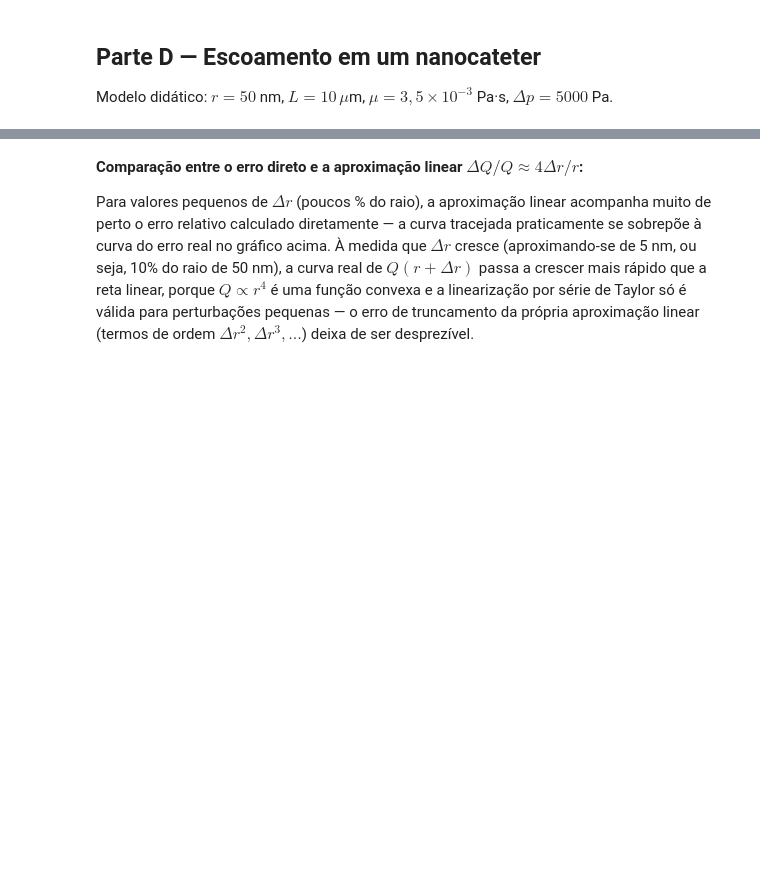
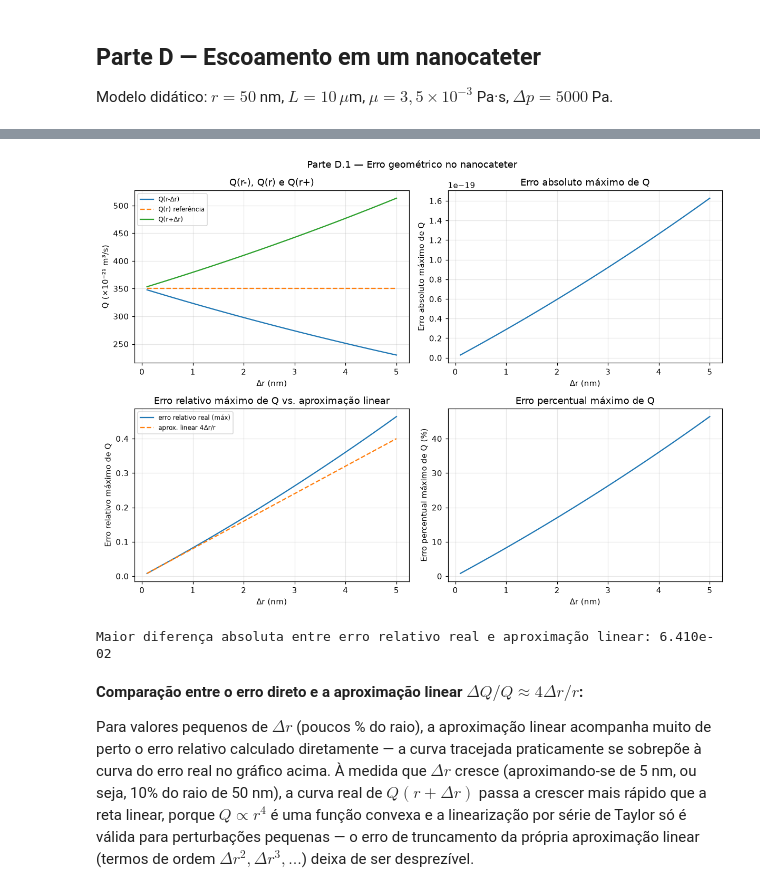
Before and after one commit to lorenzogira/numerical-modeling, a Jupyter notebook: calculo_numerico_atividade_I.ipynb, the cells around one changed output, grey strips where cells are left out. Cells and saved outputs as stored; diff of their text form; code cells hidden in the pictures; blank space fills up the shorter version.

```diff
--- a/calculo_numerico_atividade_I.ipynb
+++ b/calculo_numerico_atividade_I.ipynb
@@ -368,32 +508,45 @@ aprox_linear = 4*dr_m/r_D
 # %%
-fig, axes = plt.subplots(2, 2, figsize=(11,8))
+fig, axes = plt.subplots(2, 2, figsize=(11, 8))
 
-axes[0,0].plot(dr_nm, Q_menos*1e21, label='Q(r-Δr)')
-axes[0,0].plot(dr_nm, np.full_like(dr_nm, Q_ref_D*1e21), '--', label='Q(r) referência')
-axes[0,0].plot(dr_nm, Q_mais*1e21, label='Q(r+Δr)')
-axes[0,0].set_xlabel('Δr (nm)'); axes[0,0].set_ylabel('Q (×10⁻²¹ m³/s)')
-axes[0,0].set_title('Q(r-), Q(r) e Q(r+)'); axes[0,0].legend(fontsize=8)
+axes[0, 0].plot(dr_nm, Q_menos * 1e21, label="Q(r-Δr)")
+axes[0, 0].plot(
+    dr_nm, np.full_like(dr_nm, Q_ref_D * 1e21), "--", label="Q(r) referência"
+)
+axes[0, 0].plot(dr_nm, Q_mais * 1e21, label="Q(r+Δr)")
+axes[0, 0].set_xlabel("Δr (nm)")
+axes[0, 0].set_ylabel("Q (×10⁻²¹ m³/s)")
+axes[0, 0].set_title("Q(r-), Q(r) e Q(r+)")
+axes[0, 0].legend(fontsize=8)
 
-axes[0,1].plot(dr_nm, Ea_max)
-axes[0,1].set_xlabel('Δr (nm)'); axes[0,1].set_ylabel('Erro absoluto máximo de Q')
-axes[0,1].set_title('Erro absoluto máximo de Q')
+axes[0, 1].plot(dr_nm, Ea_max)
+axes[0, 1].set_xlabel("Δr (nm)")
+axes[0, 1].set_ylabel("Erro absoluto máximo de Q")
+axes[0, 1].set_title("Erro absoluto máximo de Q")
 
-axes[1,0].plot(dr_nm, Er_max, label='erro relativo real (máx)')
-axes[1,0].plot(dr_nm, aprox_linear, '--', label='aprox. linear 4Δr/r')
-axes[1,0].set_xlabel('Δr (nm)'); axes[1,0].set_ylabel('Erro relativo máximo de Q')
-axes[1,0].set_title('Erro relativo máximo de Q vs. aproximação linear'); axes[1,0].legend(fontsize=8)
+axes[1, 0].plot(dr_nm, Er_max, label="erro relativo real (máx)")
+axes[1, 0].plot(dr_nm, aprox_linear, "--", label="aprox. linear 4Δr/r")
+axes[1, 0].set_xlabel("Δr (nm)")
+axes[1, 0].set_ylabel("Erro relativo máximo de Q")
+axes[1, 0].set_title("Erro relativo máximo de Q vs. aproximação linear")
+axes[1, 0].legend(fontsize=8)
 
-axes[1,1].plot(dr_nm, Ep_max)
-axes[1,1].set_xlabel('Δr (nm)'); axes[1,1].set_ylabel('Erro percentual máximo de Q (%)')
-axes[1,1].set_title('Erro percentual máximo de Q')
+axes[1, 1].plot(dr_nm, Ep_max)
+axes[1, 1].set_xlabel("Δr (nm)")
+axes[1, 1].set_ylabel("Erro percentual máximo de Q (%)")
+axes[1, 1].set_title("Erro percentual máximo de Q")
 
-fig.suptitle('Parte D.1 — Erro geométrico no nanocateter')
+fig.suptitle("Parte D.1 — Erro geométrico no nanocateter")
 plt.tight_layout()
-plt.savefig('partD_erro_geometrico.png', dpi=150)
+plt.savefig("partD_erro_geometrico.png", dpi=150)
 plt.show()
 
 diff_max_pct = np.max(np.abs(Er_max - aprox_linear))
-print(f'Maior diferença absoluta entre erro relativo real e aproximação linear: {diff_max_pct:.3e}')
+print(
+    f"Maior diferença absoluta entre erro relativo real e aproximação linear: {diff_max_pct:.3e}"
+)
+# %% [output]
+[figure, added]
+Maior diferença absoluta entre erro relativo real e aproximação linear: 6.410e-02
 # %% [markdown]
 **Comparação entre o erro direto e a aproximação linear $\Delta Q/Q \approx 4\Delta r/r$:**
 
```
Also changed, not shown: parts of 18 cells of this notebook, 11 other files.
